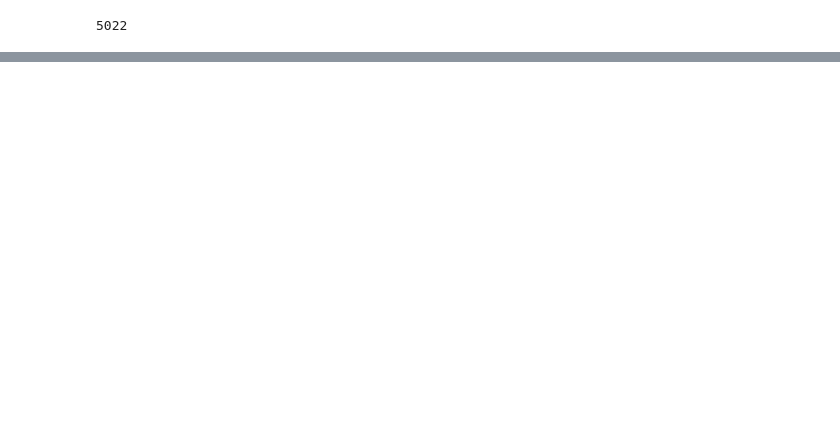
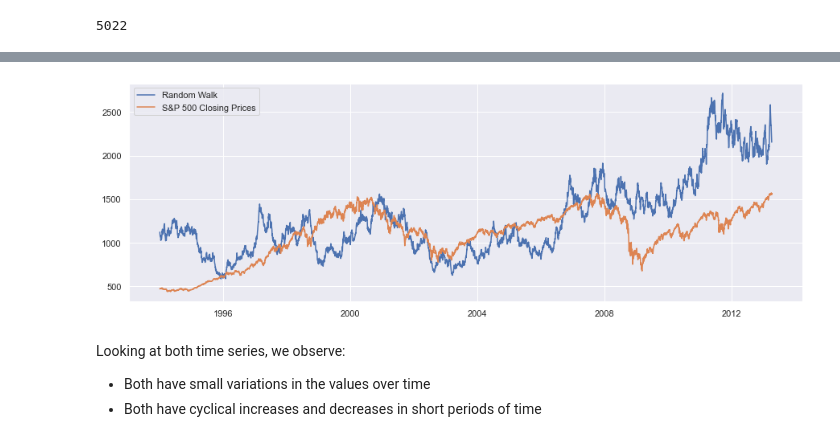
Before and after one commit to sheikhomar/time-series-analysis, a Jupyter notebook: 03-intro.ipynb, the cells around one changed output, grey strips where cells are left out. Saved outputs shown, nothing was run; the diff lists cells and outputs as text; code cells hidden in the pictures; blank space fills up the shorter version.

```diff
--- a/03-intro.ipynb
+++ b/03-intro.ipynb
@@ -202,0 +246,5 @@ df_test = df_data.iloc[N_train_set:]
+# %%
+df_rw = pd.read_csv('data/RandWalk.csv')
+df_rw.date = pd.to_datetime(df_rw.date, dayfirst=True)
+df_rw.set_index('date', inplace=True)
+df_rw = df_rw.asfreq('b')
@@ -202,0 +263,12 @@ df_test = df_data.iloc[N_train_set:]
+# %%
+fig, ax = plt.subplots(figsize=(15, 5))
+ax.plot(df_rw.price, label='Random Walk')
+ax.plot(df_train.spx, label='S&P 500 Closing Prices')
+ax.legend();
+# %% [output]
+[figure, added]
+# %% [markdown]
+Looking at both time series, we observe:
+
+- Both have small variations in the values over time
+- Both have cyclical increases and decreases in short periods of time
```
Also changed, not shown: parts of 83 cells of this notebook, 2 other files.
